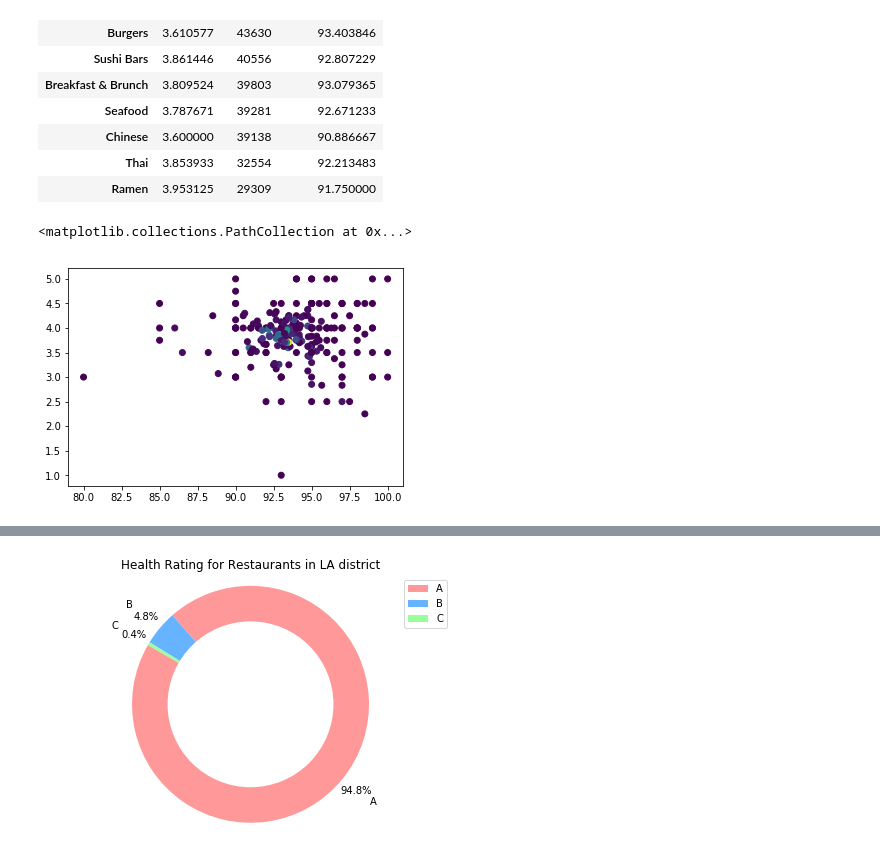
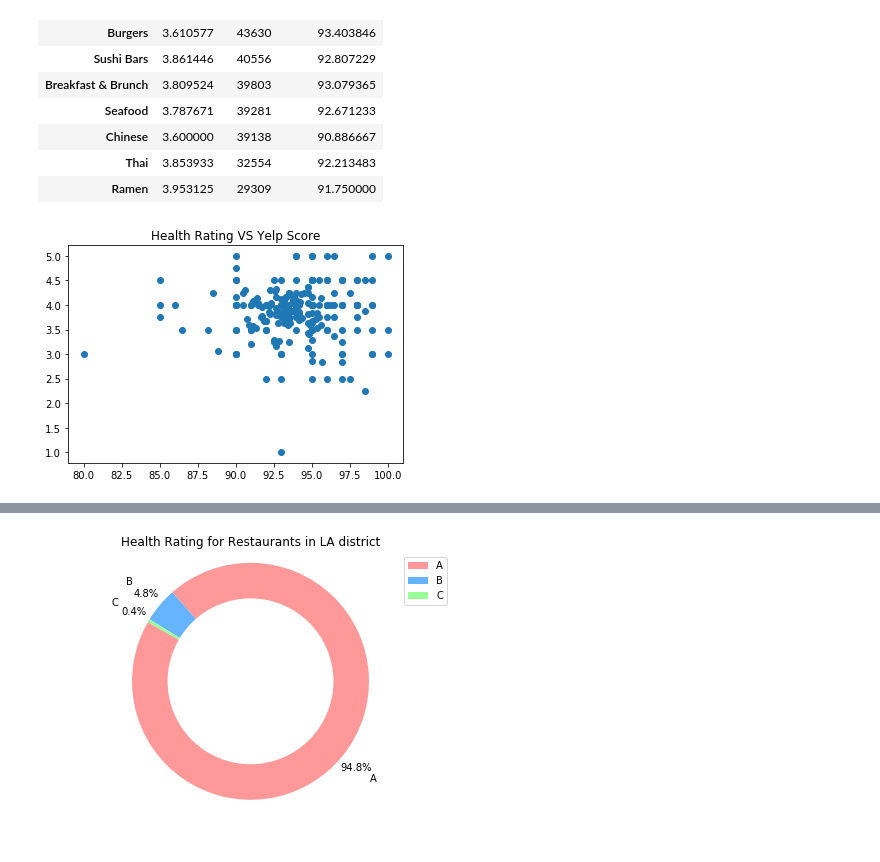
Before and after one commit to ryankchang/project1, a Jupyter notebook: workfile/Albert_Ryan_data.ipynb, the cells around one changed output, grey strips where cells are left out. Drawn from its saved outputs; the diff is of its cells as text; code cells hidden in the pictures.

Commit message:
new images

```diff
--- a/workfile/Albert_Ryan_data.ipynb
+++ b/workfile/Albert_Ryan_data.ipynb
@@ -9,7 +9,7 @@ import json
 from scipy.stats import ttest_ind
 from scipy.stats import linregress
 # %%
-final_datafile = "final_output_ryan.csv"
+final_datafile = "../CSV files/final_output_ryan.csv"
 
 final_data = pd.read_csv(final_datafile)
 # %%
@@ -90,8 +90,8 @@ final_groupby.sort_values(['Reviews'],ascending=False).head(15)
 | Thai | 3.853933 | 32554 | 92.213483 |
 | Ramen | 3.953125 | 29309 | 91.750000 |
 # %%
-plt.scatter(x = final_groupby['Inspection_Score'], y = final_groupby['Rating'], c = final_groupby['Reviews'])
-#final_groupby['Rating'].dtypes
+plt.scatter(x = final_groupby['Inspection_Score'], y = final_groupby['Rating'])
+plt.title('Health Rating VS Yelp Score')
+plt.savefig("Health_Rating_VS_Yelp_Score.png")
 # %% [output]
-<matplotlib.collections.PathCollection at 0x...>
-[figure, old version]
+[figure, new version]
```
Also changed, not shown: parts of 1 cell of this notebook, 1 other file.
